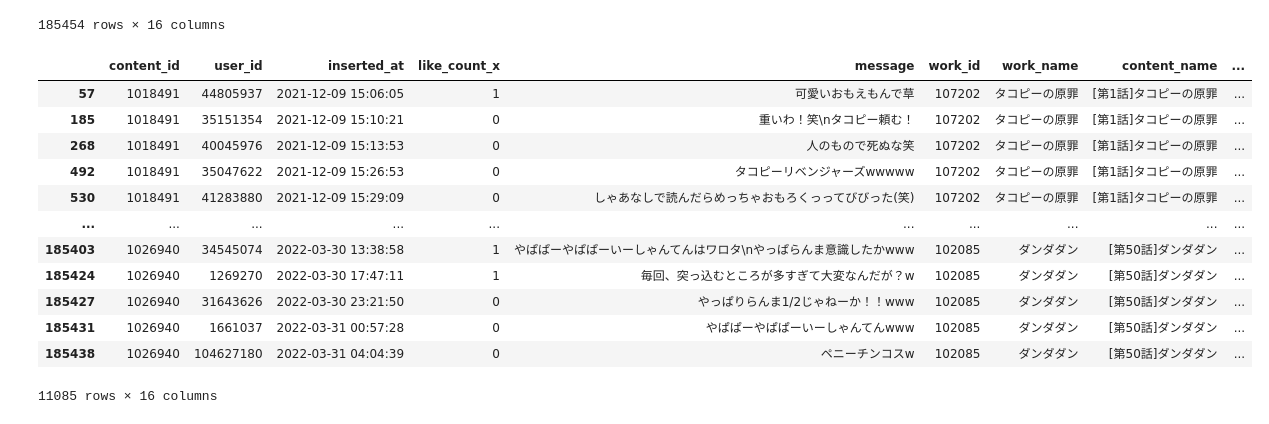
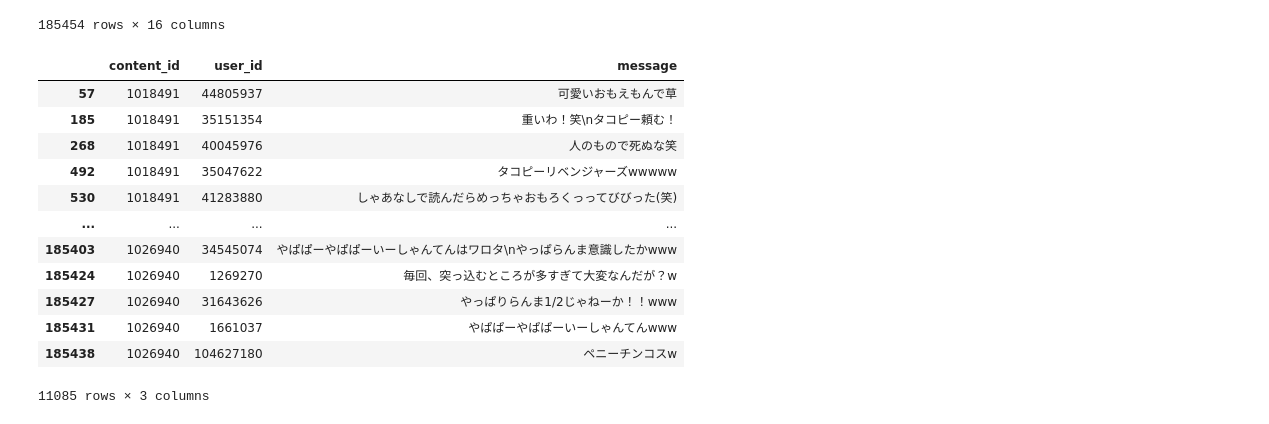
Before and after one commit to aSatoshiShimomura/ncg2022-training-DA, a Jupyter notebook: work/kusa_count_per_user.ipynb, the cells around one changed output. Cells and saved outputs as stored; diff of their text form; code cells hidden in the pictures.

```diff
--- a/work/kusa_count_per_user.ipynb
+++ b/work/kusa_count_per_user.ipynb
@@ -324,18 +324,18 @@ df_all
 # %%
 all_ending_regex = "(?:草|笑|[wWｗＷ]+)(?=[…、。\s()]|$)"
 df_ending_all = filter_by_regex(df_all, "message", all_ending_regex)
-df_ending_all
+df_ending_all[['content_id', 'user_id', 'message']]
 # %% [output]
-|  | content_id | user_id | inserted_at | like_count_x | message | work_id | work_name | content_name | ... |
-| 57 | 1018491 | 44805937 | 2021-12-09 15:06:05 | 1 | 可愛いおもえもんで草 | 107202 | タコピーの原罪 | [第1話]タコピーの原罪 | ... |
-| 185 | 1018491 | 35151354 | 2021-12-09 15:10:21 | 0 | 重いわ！笑\nタコピー頼む！ | 107202 | タコピーの原罪 | [第1話]タコピーの原罪 | ... |
-| 268 | 1018491 | 40045976 | 2021-12-09 15:13:53 | 0 | 人のもので死ぬな笑 | 107202 | タコピーの原罪 | [第1話]タコピーの原罪 | ... |
-| 492 | 1018491 | 35047622 | 2021-12-09 15:26:53 | 0 | タコピーリベンジャーズwwwww | 107202 | タコピーの原罪 | [第1話]タコピーの原罪 | ... |
-| 530 | 1018491 | 41283880 | 2021-12-09 15:29:09 | 0 | しゃあなしで読んだらめっちゃおもろくっってびびった(笑) | 107202 | タコピーの原罪 | [第1話]タコピーの原罪 | ... |
-| ... | ... | ... | ... | ... | ... | ... | ... | ... | ... |
-| 185403 | 1026940 | 34545074 | 2022-03-30 13:38:58 | 1 | やぱぱーやぱぱーいーしゃんてんはワロタ\nやっぱらんま意識したかwww | 102085 | ダンダダン | [第50話]ダンダダン | ... |
-| 185424 | 1026940 | 1269270 | 2022-03-30 17:47:11 | 1 | 毎回、突っ込むところが多すぎて大変なんだが？w | 102085 | ダンダダン | [第50話]ダンダダン | ... |
-| 185427 | 1026940 | 31643626 | 2022-03-30 23:21:50 | 0 | やっぱりらんま1/2じゃねーか！！www | 102085 | ダンダダン | [第50話]ダンダダン | ... |
-| 185431 | 1026940 | 1661037 | 2022-03-31 00:57:28 | 0 | やぱぱーやぱぱーいーしゃんてんwww | 102085 | ダンダダン | [第50話]ダンダダン | ... |
-| 185438 | 1026940 | 104627180 | 2022-03-31 04:04:39 | 0 | ペニーチンコスw | 102085 | ダンダダン | [第50話]ダンダダン | ... |
+|  | content_id | user_id | message |
+| 57 | 1018491 | 44805937 | 可愛いおもえもんで草 |
+| 185 | 1018491 | 35151354 | 重いわ！笑\nタコピー頼む！ |
+| 268 | 1018491 | 40045976 | 人のもので死ぬな笑 |
+| 492 | 1018491 | 35047622 | タコピーリベンジャーズwwwww |
+| 530 | 1018491 | 41283880 | しゃあなしで読んだらめっちゃおもろくっってびびった(笑) |
+| ... | ... | ... | ... |
+| 185403 | 1026940 | 34545074 | やぱぱーやぱぱーいーしゃんてんはワロタ\nやっぱらんま意識したかwww |
+| 185424 | 1026940 | 1269270 | 毎回、突っ込むところが多すぎて大変なんだが？w |
+| 185427 | 1026940 | 31643626 | やっぱりらんま1/2じゃねーか！！www |
+| 185431 | 1026940 | 1661037 | やぱぱーやぱぱーいーしゃんてんwww |
+| 185438 | 1026940 | 104627180 | ペニーチンコスw |
-11085 rows × 16 columns
+11085 rows × 3 columns
```
Also changed, not shown: parts of 5 cells of this notebook.
